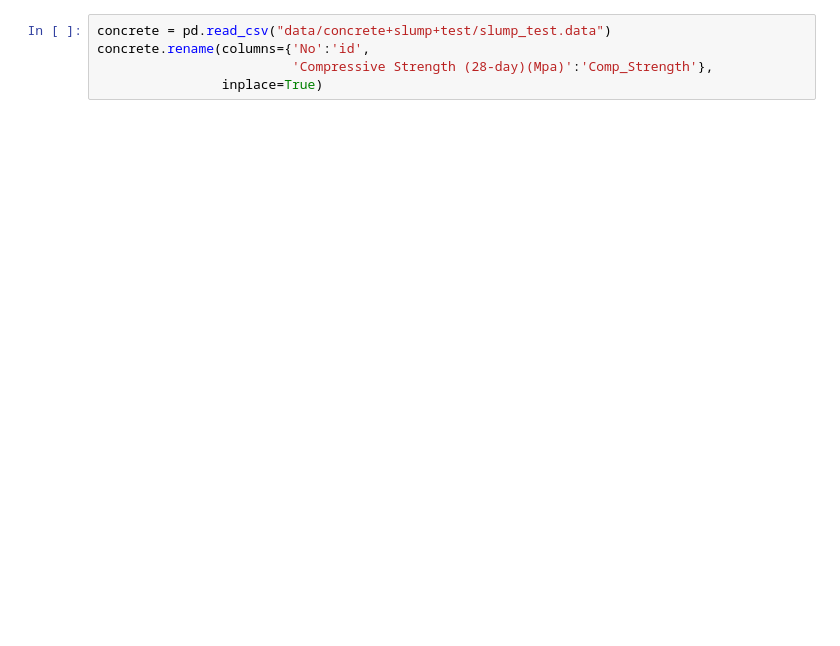
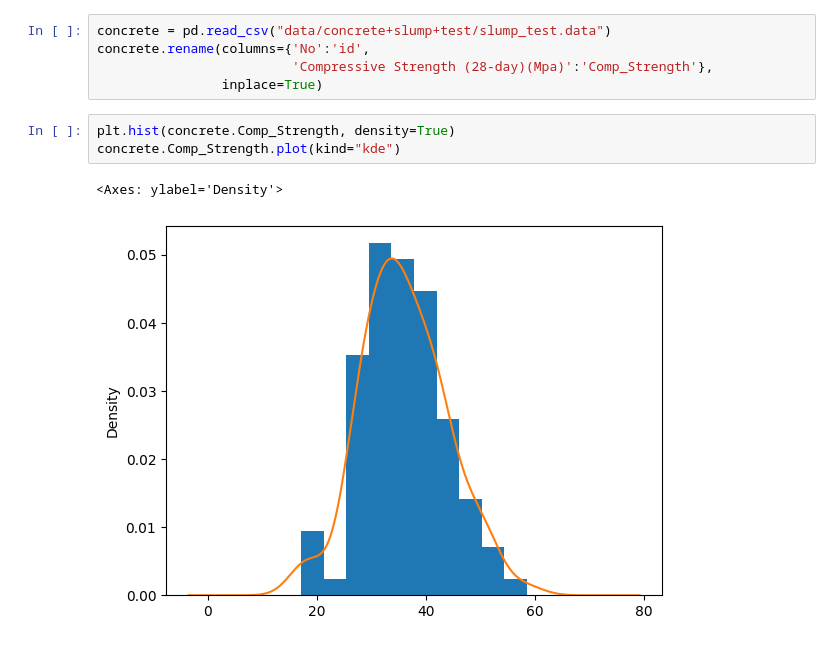
Before and after one commit to jhqiu21/ST2137, a Jupyter notebook: src/03-summarising_data.ipynb, the cells around one changed output. Saved outputs shown, nothing was run; the diff lists cells and outputs as text; blank space fills up the shorter version.

```diff
--- a/src/03-summarising_data.ipynb
+++ b/src/03-summarising_data.ipynb
@@ -36,6 +94,12 @@ concrete = pd.read_csv("data/concrete+slump+test/slump_test.data")
 concrete.rename(columns={'No':'id',
                          'Compressive Strength (28-day)(Mpa)':'Comp_Strength'},
                 inplace=True)
+# %%
+plt.hist(concrete.Comp_Strength, density=True)
+concrete.Comp_Strength.plot(kind="kde")
+# %% [output]
+<Axes: ylabel='Density'>
+[figure, added]
 # %%
 #| fig-align: center
 #| out-width: "70%"
```
Also changed, not shown: parts of 11 cells of this notebook.
